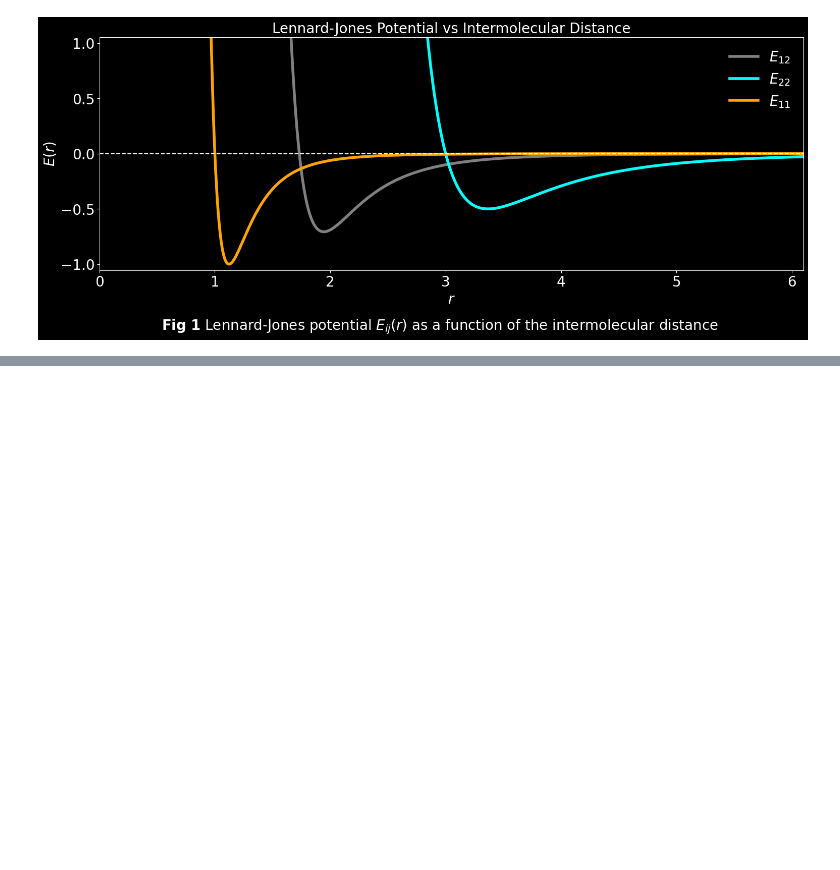
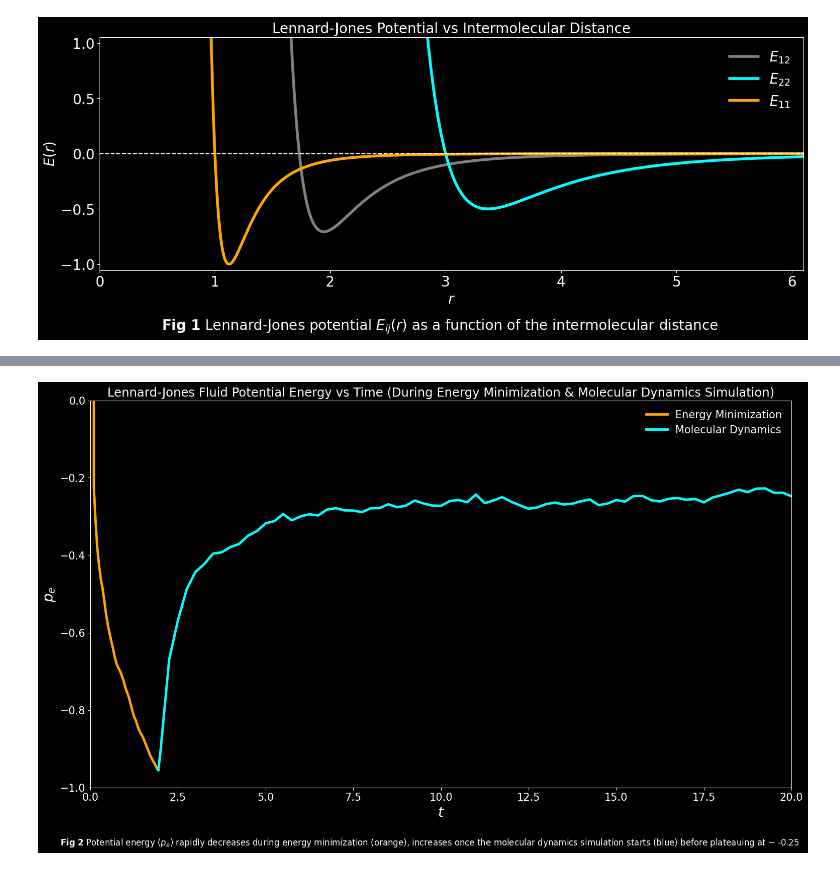
Before and after one commit to c-vandenberg/lammps-tutorials, a Jupyter notebook: simon-gravelle/level-1/lennard-jones-fluid/first-input/notebooks/lennard_jones_potential.ipynb, the cells around one changed output, grey strips where cells are left out. Saved outputs shown, nothing was run; the diff lists cells and outputs as text; code cells hidden in the pictures; blank space fills up the shorter version.

Commit message:
Update first-input notebook and generate figures

```diff
--- a/simon-gravelle/level-1/lennard-jones-fluid/first-input/notebooks/lennard_jones_potential.ipynb
+++ b/simon-gravelle/level-1/lennard-jones-fluid/first-input/notebooks/lennard_jones_potential.ipynb
@@ -61,0 +68,16 @@ pyplot.show()
+# %%
+# Extract first-input-log.lammps log file data & instantiate lammps_logfile.File object
+log_file: lammps_logfile.File = lammps_logfile.File('../logs/first-input-log.lammps')
+timestep: float = 0.005
+pe_vs_time: List[ndarray] = []
+ke_vs_time: List[ndarray] = []
+
+# Extract timestep, potential energy & kinetic energy for energy minimization run from lammps_logfile.File object
+energy_min_time: ndarray = log_file.get("Step", run_num=0) * timestep
+energy_min_potential_energy: ndarray = log_file.get("PotEng", run_num=0)
+energy_min_kinetic_energy: ndarray = log_file.get("KinEng", run_num=0)
+
+# Extract timestep, potential energy & kinetic energy for molecular dynamics run from lammps_logfile.File object
+molecular_dynamics_time: ndarray = log_file.get("Step", run_num=1) * timestep
+molecular_dynamics_potential_energy: ndarray = log_file.get("PotEng", run_num=1)
+molecular_dynamics_kinetic_energy: ndarray = log_file.get("KinEng", run_num=1)
@@ -61,0 +86,41 @@ pyplot.show()
+# %%
+# Set up the line graph
+pe_vs_time_line_graph_figure, pe_vs_time_line_graph_axes = pyplot.subplots(figsize=(18, 10))
+pe_vs_time_line_graph_figure.patch.set_facecolor('black')
+pe_vs_time_line_graph_axes.set_facecolor('black')
+
+# Stylise ticks and spines
+pe_vs_time_line_graph_axes.tick_params(colors='white', which='both', labelsize=15)
+for spine in pe_vs_time_line_graph_axes.spines.values():
+    spine.set_edgecolor('white')
+
+# Plot the data
+pe_vs_time_line_graph_axes.plot(energy_min_time, energy_min_potential_energy, color='orange',
+                                linewidth=3.5, label=r'Energy Minimization')
+pe_vs_time_line_graph_axes.plot(molecular_dynamics_time, molecular_dynamics_potential_energy, color='cyan',
+                                linewidth=3.5, label=r'Molecular Dynamics')
+
+# Set axes labels, limits and graph title
+pe_vs_time_line_graph_axes.set_xlabel(r'$t$', color='white', fontsize=20)
+pe_vs_time_line_graph_axes.set_ylabel(r'$p_{e}$', color='white', fontsize=20)
+pe_vs_time_line_graph_axes.set_xlim(0, 20)
+pe_vs_time_line_graph_axes.set_ylim(-1.0, 0.0)
+pe_vs_time_line_graph_axes.set_title('Lennard-Jones Fluid Potential Energy vs Time (During Energy Minimization & Molecular Dynamics Simulation)',
+                                     fontsize=17.5, color='white')
+
+# Add legend
+pe_vs_time_legend: Legend = pe_vs_time_line_graph_axes.legend(loc='upper right', frameon=False, fontsize=15)
+for text in pe_vs_time_legend.get_texts():
+    text.set_color('white')
+
+# Add figure title
+pe_vs_time_line_graph_figure.text(0.5, 0.0005,
+                r'$\bf{Fig\ 2}$ Potential energy ($p_{e}$) rapidly decreases during energy minimization (orange), '
+                r'increases once the molecular dynamics simulation starts (blue) before plateauing at ~ -0.25',
+                ha='center', va='center', color='white', fontsize=12)
+
+# Display the plot
+pyplot.savefig('../reports/figures/potential_energy_vs_time.png', bbox_inches='tight')
+pyplot.show()
+# %% [output]
+[figure, added]
```
Also changed, not shown: parts of 6 cells of this notebook, 3 other files.
